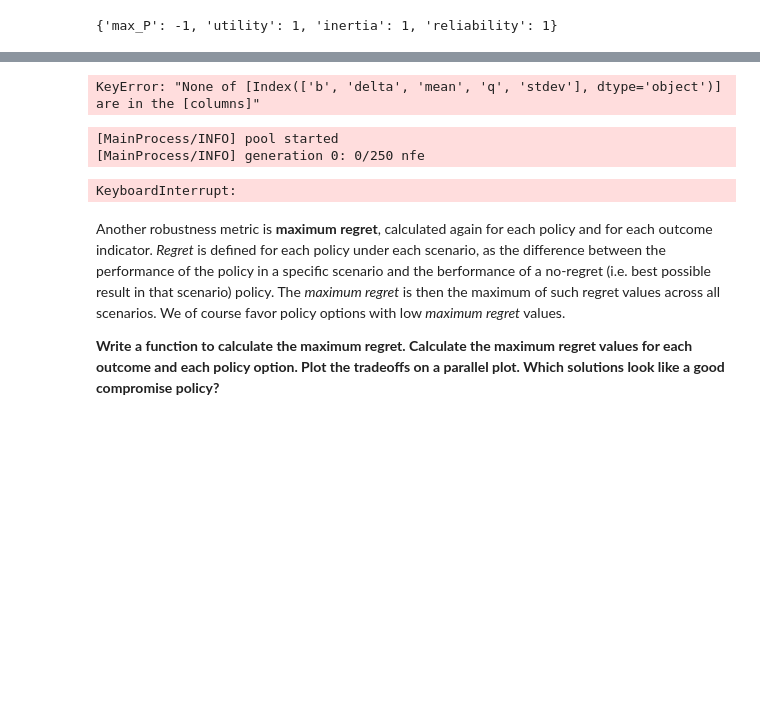
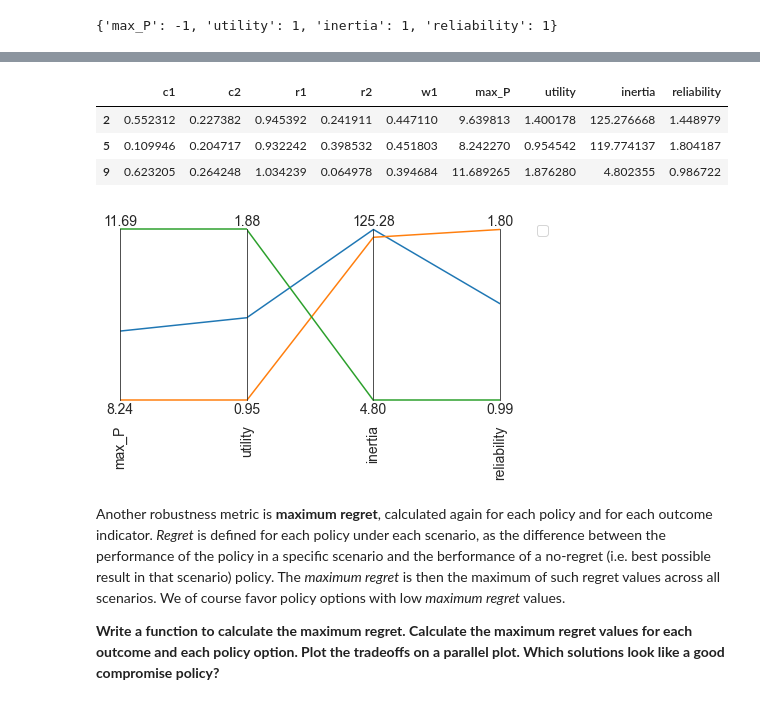
Before and after one commit to mare-matorum/epa1361_open_g29, a Jupyter notebook: Week 5-6 - robustness and direct search/assignment 8 - MORDM_FD.ipynb, the cells around one changed output, grey strips where cells are left out. Saved outputs shown, nothing was run; the diff lists cells and outputs as text; code cells hidden in the pictures; blank space fills up the shorter version.

```diff
--- a/Week 5-6 - robustness and direct search/assignment 8 - MORDM_FD.ipynb
+++ b/Week 5-6 - robustness and direct search/assignment 8 - MORDM_FD.ipynb
@@ -317,11 +290,15 @@ There are multiple metrics to quantify robustness. On of them is the *signal to
 
 **Write a function to calculate the signal-to-noise ratio for both kinds of outcome indicators. Calculate the signal-to-noise ratios for each outcome and each policy option. Plot the tradeoffs on a parallel axis plot. Which solutions look like a good compromise policy?**
 # %%
+#Robustness Function
 def calculate_signalNoise(data, obj):
     if obj == -1: #MINIMIZE
-        score = (np.nanmean(data)+1)*(np.nanstd(data)+1)
+        score = (np.nanmean(data))*(np.nanstd(data))
     elif obj == 1: #MAXIMIZE
-        score = (np.nanmean(data)+1)/(np.nanstd(data)+1)
+        if np.nanstd(data)==0:
+            score = (np.nanmean(data))/(np.nanstd(data))
+        else:
+            score=0
     return score
 # %%
 #[outcome.kind for outcome in outcomes]
@@ -367,18 +329,17 @@ decisions= experiments.loc[ : ,'c1':'w1']
 # %%
 
 for ooi, obj in ooi_obj.items():
-    for i, s in enumerate(scenarios):
-       # Consider if the above loop is neccessary. Doesn't run anymore.
+    for i, s in enumerate(decisions):
         for sol in sigN_results[s].index:
             data = outcomes[ooi][experiments['policy'] == 'policy'+str(sol)]
 #             print(data)
             rob = calculate_signalNoise(data, obj)
-#             print(sol, ooi, rob)
+#             print(i,s,sol, ooi, rob)
             sigN_results.at[sol,ooi] = rob
 
 sigN_results
-# #             sigN_results.at[sol, ooi]=rob
-# #             sigN_results[s].set_value(sol, ooi, rob)
-# #             df.at[row name, column name]=value
 # %% [output]
-KeyError: "None of [Index(['b', 'delta', 'mean', 'q', 'stdev'], dtype='object')] are in the [columns]"
+|  | c1 | c2 | r1 | r2 | w1 | max_P | utility | inertia | reliability |
+| 2 | 0.552312 | 0.227382 | 0.945392 | 0.241911 | 0.447110 | 9.639813 | 1.400178 | 125.276668 | 1.448979 |
+| 5 | 0.109946 | 0.204717 | 0.932242 | 0.398532 | 0.451803 | 8.242270 | 0.954542 | 119.774137 | 1.804187 |
+| 9 | 0.623205 | 0.264248 | 1.034239 | 0.064978 | 0.394684 | 11.689265 | 1.876280 | 4.802355 | 0.986722 |
@@ -387,40 +346,23 @@ clean
-# %%
-from ema_workbench.em_framework.samplers import sample_uncertainties
-import numpy as np
-
-def signal_to_noise(data):
-    mean = np.mean(data)
-    std = np.std(data)
-    sn = mean/std
-    return sn
-
-
-MAXIMIZE = ScalarOutcome.MAXIMIZE
-MINIMIZE = ScalarOutcome.MINIMIZE
-robustnes_functions = [ScalarOutcome('sn max_P', kind=MINIMIZE,
-                                     variable_name='max_P', function=signal_to_noise),
-                       ScalarOutcome('sn utility', kind=MAXIMIZE,
-                                     variable_name='utility', function=signal_to_noise),
-                       ScalarOutcome('sn reliability', kind=MAXIMIZE,
-                                     variable_name='reliability',
-                                     function=signal_to_noise),
-                       ScalarOutcome('sn inertia', kind=MINIMIZE,
-                                     variable_name='inertia',
-                                     function=signal_to_noise),
-                      ]
-
-
-n_scenarios = 50
-scenarios = sample_uncertainties(lake_model, n_scenarios)
-nfe = 250
-
-with MultiprocessingEvaluator(lake_model) as evaluator:
-    robust_results = evaluator.robust_optimize(robustnes_functions, scenarios,
-                            nfe=nfe, epsilons=[0.05,]*len(robustnes_functions)) #epsilons should be the same as above?
-# %% [output]
-[MainProcess/INFO] pool started
-[MainProcess/INFO] generation 0: 0/250 nfe
-KeyboardInterrupt:
+# %%
+
+sigN_results = sigN_results.drop(['c1','c2','w1', 'r1', 'r2'], axis=1)
+#Plot the tradeoffs on a parallel axis plot
+
+#Plot the tradeoffs on a parallel axis plot
+limits = parcoords.get_limits(sigN_results)
+
+
+axes = parcoords.ParallelAxes(limits)
+axes.plot(sigN_results)
+axes.legend()
+# we invert this axis so direction of desirability is the same
+# axes.invert_axis('max_P')
+plt.show()
+
+# limits.loc[0, ['utility', 'inertia', 'reliability', 'max_P']] = 0
+# limits.loc[1, ['utility', 'inertia', 'reliability']] = 1
+# %% [output]
+[figure, added]
 # %% [markdown]
 Another robustness metric is **maximum regret**, calculated again for each policy and for each outcome indicator. *Regret* is defined for each policy under each scenario, as the difference between the performance of the policy in a specific scenario and the berformance of a no-regret (i.e. best possible result in that scenario) policy. The *maximum regret*  is then the maximum of such regret values across all scenarios. We of course favor policy options with low *maximum regret* values.
 
```
Also changed, not shown: parts of 25 cells of this notebook.
